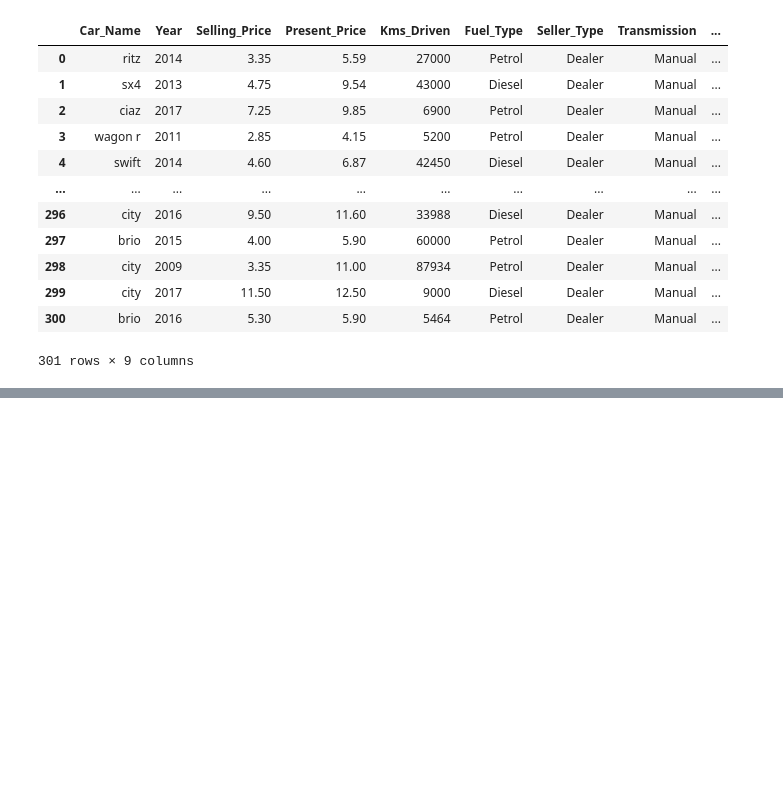
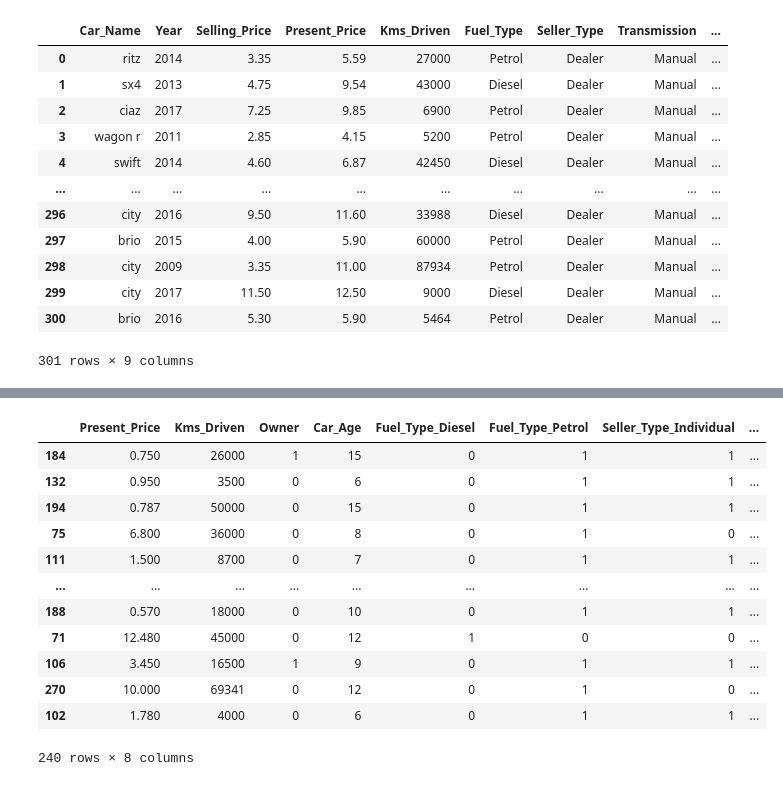
Before and after one commit to razanaqvi14/Cars-Price-Prediction, a Jupyter notebook: Cars Price Prediction.ipynb, the cells around one changed output, grey strips where cells are left out. Cells and saved outputs as stored; diff of their text form; code cells hidden in the pictures; blank space fills up the shorter version.

```diff
--- a/Cars Price Prediction.ipynb
+++ b/Cars Price Prediction.ipynb
@@ -20,0 +132,18 @@ df
+# %%
+X_train, X_test, y_train, y_test = train_test_split(X, y, test_size = 0.2, random_state = 42)
+# %%
+X_train
+# %% [output]
+|  | Present_Price | Kms_Driven | Owner | Car_Age | Fuel_Type_Diesel | Fuel_Type_Petrol | Seller_Type_Individual | ... |
+| 184 | 0.750 | 26000 | 1 | 15 | 0 | 1 | 1 | ... |
+| 132 | 0.950 | 3500 | 0 | 6 | 0 | 1 | 1 | ... |
+| 194 | 0.787 | 50000 | 0 | 15 | 0 | 1 | 1 | ... |
+| 75 | 6.800 | 36000 | 0 | 8 | 0 | 1 | 0 | ... |
+| 111 | 1.500 | 8700 | 0 | 7 | 0 | 1 | 1 | ... |
+| ... | ... | ... | ... | ... | ... | ... | ... | ... |
+| 188 | 0.570 | 18000 | 0 | 10 | 0 | 1 | 1 | ... |
+| 71 | 12.480 | 45000 | 0 | 12 | 1 | 0 | 0 | ... |
+| 106 | 3.450 | 16500 | 1 | 9 | 0 | 1 | 1 | ... |
+| 270 | 10.000 | 69341 | 0 | 12 | 0 | 1 | 0 | ... |
+| 102 | 1.780 | 4000 | 0 | 6 | 0 | 1 | 1 | ... |
+240 rows × 8 columns
```
Also changed, not shown: parts of 35 cells of this notebook.
